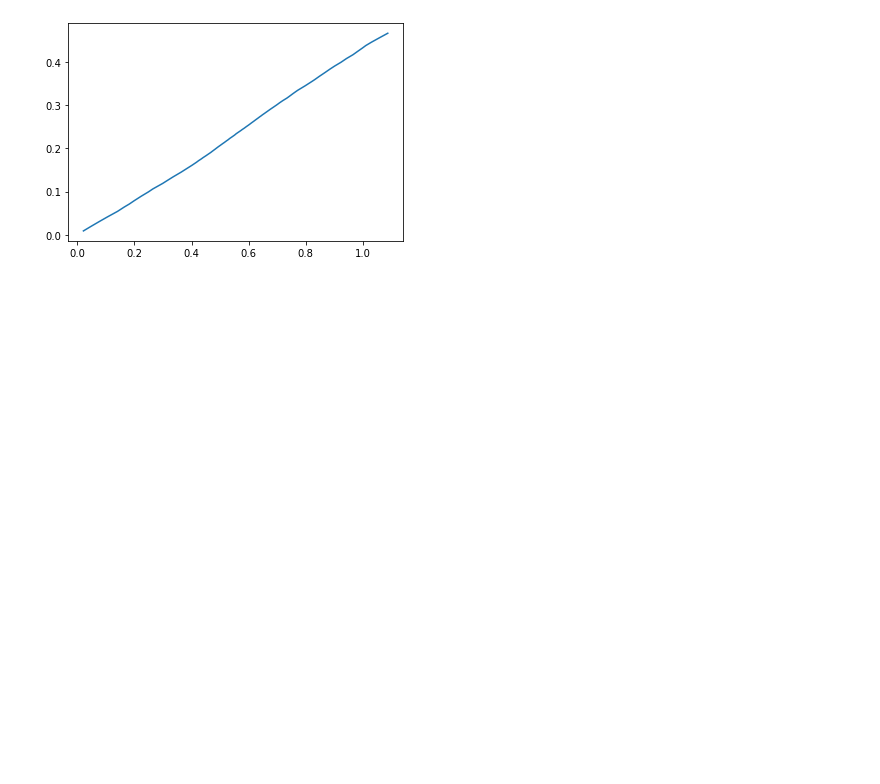
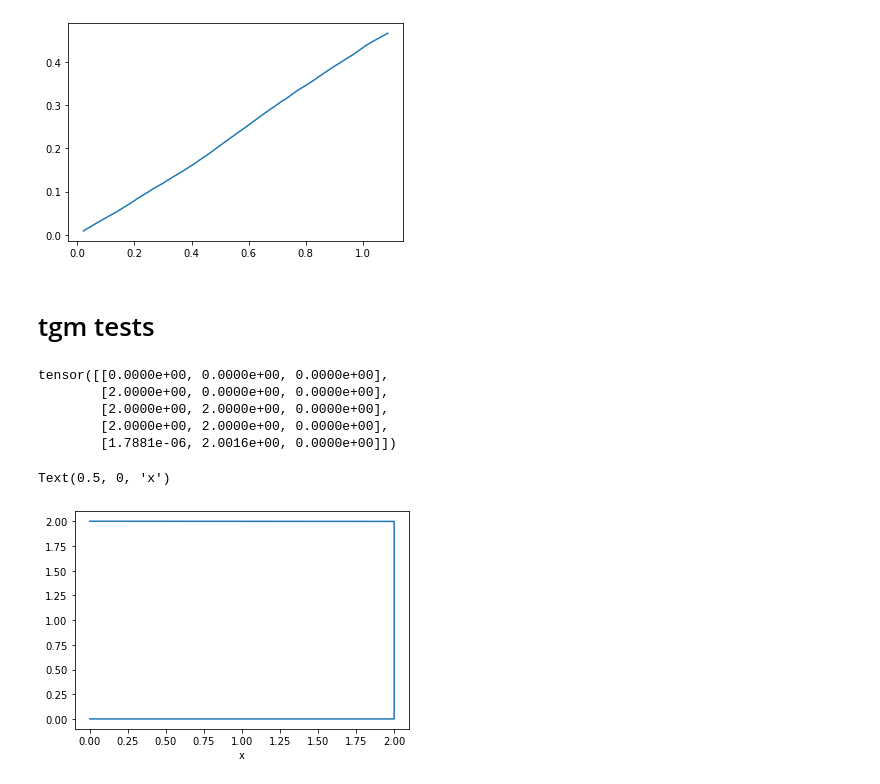
Before and after one commit to yasinalm/gramme, a Jupyter notebook: notebooks/test_vo.ipynb, the cells around one changed output. Cells and saved outputs as stored; diff of their text form; code cells hidden in the pictures; blank space fills up the shorter version.

```diff
--- a/notebooks/test_vo.ipynb
+++ b/notebooks/test_vo.ipynb
@@ -169,3 +269,32 @@ plt.plot(b_pose[:,3].cpu().numpy(), b_pose[:,4].cpu().numpy())
 # %% [output]
 [<matplotlib.lines.Line2D at 0x...>]
 [figure]
+# %% [markdown]
+# tgm tests
+# %%
+f_pose = torch.Tensor([
+    [0,0,0,0,0,0],
+    [0,0,0,2.0,0,0],
+    [0,0,0,0,2,0],
+    [0,0,1.57,0,0,0],
+    [0,0,0,0,2,0]
+])
+# %%
+f_pose = tgm.rtvec_to_pose(f_pose)
+f_pose = rel2abs_traj2(f_pose) # [n,4,4]
+# %%
+f_xyz = f_pose[:,:3,3]
+print(f_xyz)
+# %% [output]
+tensor([[0.0000e+00, 0.0000e+00, 0.0000e+00],
+        [2.0000e+00, 0.0000e+00, 0.0000e+00],
+        [2.0000e+00, 2.0000e+00, 0.0000e+00],
+        [2.0000e+00, 2.0000e+00, 0.0000e+00],
+        [1.7881e-06, 2.0016e+00, 0.0000e+00]])
+# %%
+%matplotlib inline
+plt.plot(f_xyz[:,0].cpu().numpy(), f_xyz[:,1].cpu().numpy())
+plt.xlabel('x')
+# %% [output]
+Text(0.5, 0, 'x')
+[figure, added]
```
Also changed, not shown: parts of 16 cells of this notebook, 3 other files.
